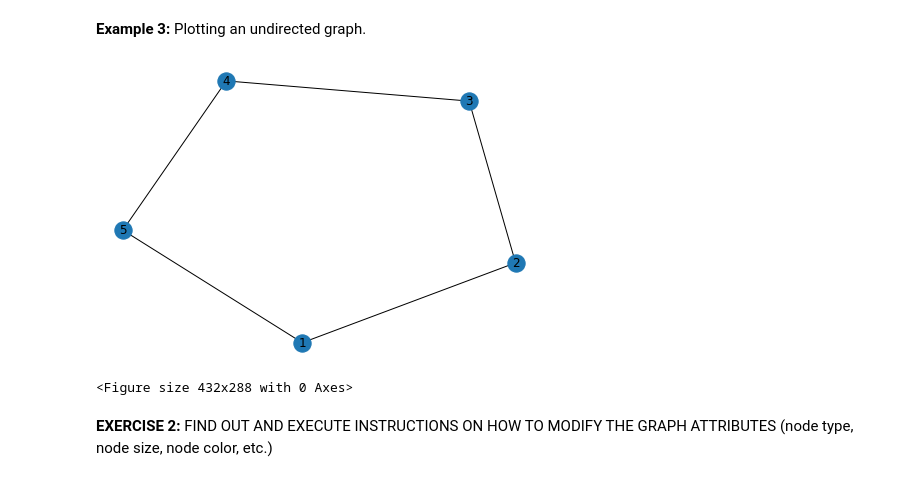
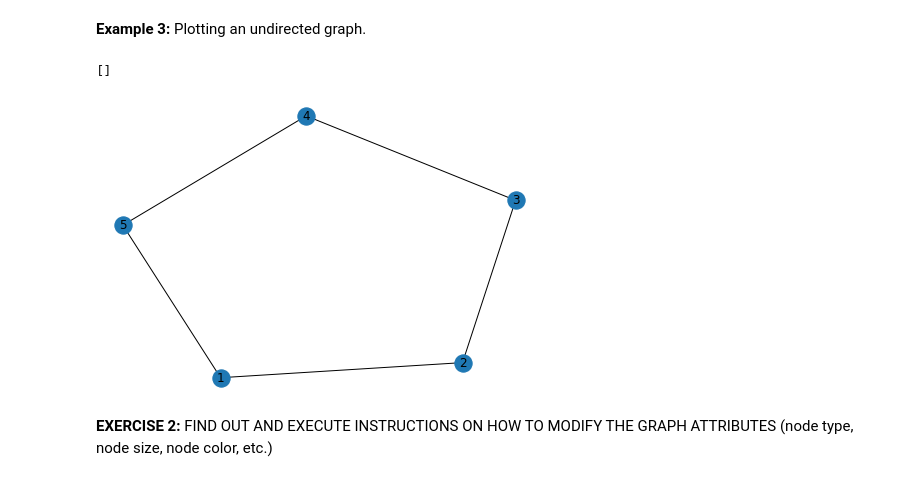
Before and after one commit to singhnir/DU-MSc-Physics-Complex-Network, a Jupyter notebook: oct-01-introductory/oct-01-introductory.ipynb, the cells around one changed output. Saved outputs shown, nothing was run; the diff lists cells and outputs as text; code cells hidden in the pictures.

```diff
--- a/oct-01-introductory/oct-01-introductory.ipynb
+++ b/oct-01-introductory/oct-01-introductory.ipynb
@@ -79,28 +79,29 @@ plt.plot(x,y, color='red', marker='o', linestyle='dashed',linewidth=2, markersiz
 # %%
 # Example 3: Plotting an undirected graph
 # to plot a graph, we will use networkx library
 # A node can be string or number
 # part 3(A) is with numbers and 3(B) is with string
 
 # Part 3(A)
 import networkx as nx
 import matplotlib.pyplot as plt
 
-G= nx.Graph()
+G=nx.Graph()
 
-nodes= [1,2,3,4,5] # list of nodes
-edges= [(1,2), (3,4), (4,5), (2,3), (5,1)] # list of edges
+nodes=[1,2,3,4,5] # list of nodes
+edges=[(1,2),(3,4),(4,5),(2,3),(5,1)] # list of edges
 
 G.add_nodes_from(nodes)
 G.add_edges_from(edges)
 
 nx.draw(G,with_labels= True)
 
-plt.show()
+# plt.show()
 plt.savefig('number_as_nodes.png') # fig saved in same folder where the program is saved
+plt.plot()
 # %% [output]
+[]
-[figure, old version]
+[figure, new version]
-<Figure size 432x288 with 0 Axes>
 # %% [markdown]
 **EXERCISE 2:** FIND OUT AND EXECUTE INSTRUCTIONS ON HOW TO MODIFY THE GRAPH ATTRIBUTES (node type, node size, node color, etc.)
 # %%
```
Also changed, not shown: parts of 6 cells of this notebook, 3 other files.
